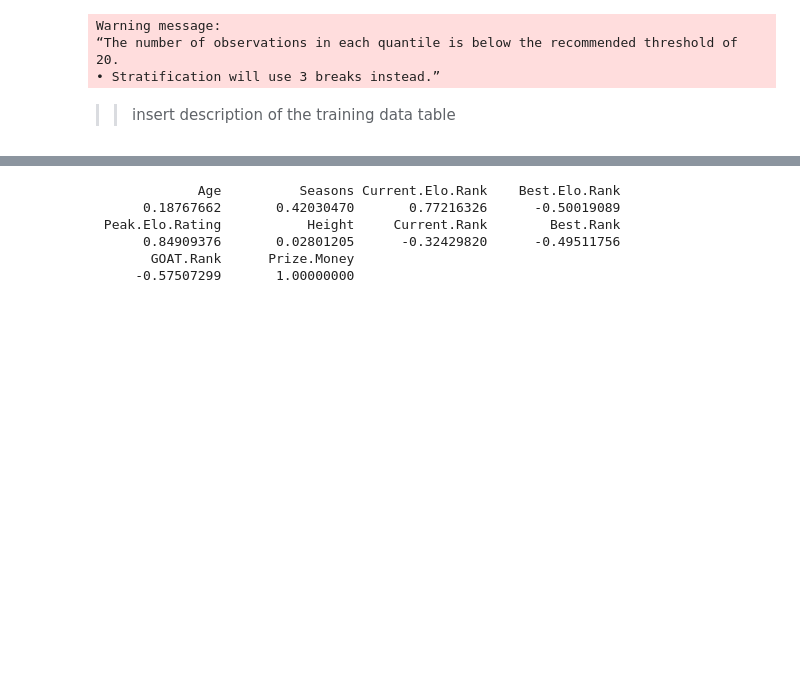
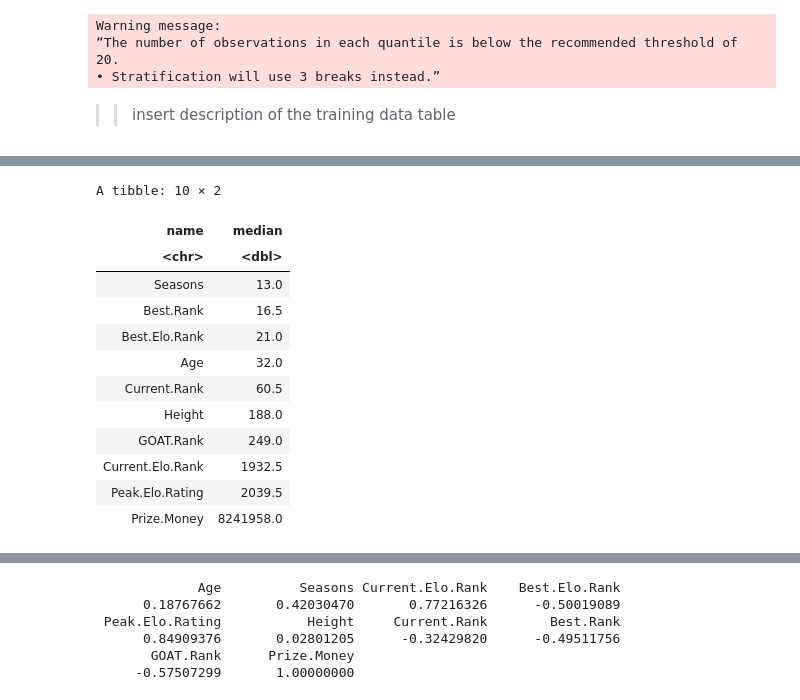
Before and after one commit to harmonyam/dsci100_project, a Jupyter notebook: project_final_draft.ipynb, the cells around one changed output, grey strips where cells are left out. Drawn from its saved outputs; the diff is of its cells as text; code cells hidden in the pictures; blank space fills up the shorter version.

```diff
--- a/project_final_draft.ipynb
+++ b/project_final_draft.ipynb
@@ -77,0 +118,21 @@ player_stats_summary <- player_stats_tidy |> summarize
+# %%
+player_stats_medians <- map_dbl(player_stats_tidy, median) |>
+                           enframe() |>
+                           arrange(value) |>
+                           mutate(median = value) |>
+                           select(-value)
+player_stats_medians
+# %% [output]
+A tibble: 10 × 2
+| name | median |
+| <chr> | <dbl> |
+| Seasons | 13.0 |
+| Best.Rank | 16.5 |
+| Best.Elo.Rank | 21.0 |
+| Age | 32.0 |
+| Current.Rank | 60.5 |
+| Height | 188.0 |
+| GOAT.Rank | 249.0 |
+| Current.Elo.Rank | 1932.5 |
+| Peak.Elo.Rating | 2039.5 |
+| Prize.Money | 8241958.0 |
```
Also changed, not shown: parts of 32 cells of this notebook.
